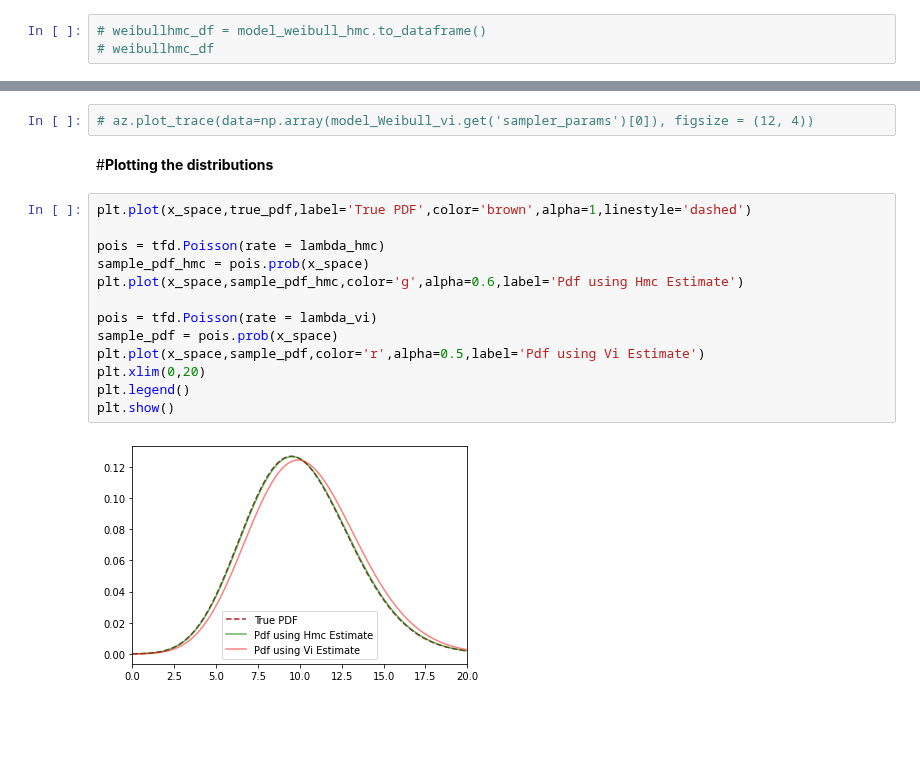
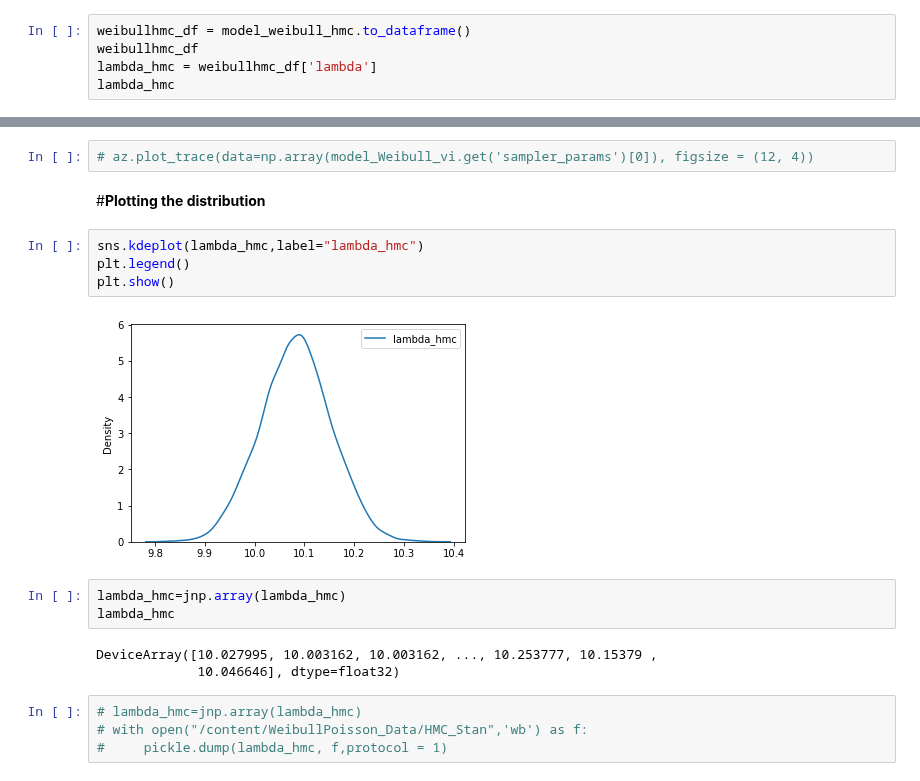
Before and after one commit to AnandShegde/pml_baselines, a Jupyter notebook: pystan/WeibullPoisson.ipynb, the cells around one changed output, grey strips where cells are left out. Saved outputs shown, nothing was run; the diff lists cells and outputs as text; blank space fills up the shorter version.

```diff
--- a/pystan/WeibullPoisson.ipynb
+++ b/pystan/WeibullPoisson.ipynb
@@ -103,5 +103,7 @@ lambda_hmc
 # %%
 # az.plot_trace(model_weibull_hmc, figsize = (12, 4))
 # %%
-# weibullhmc_df = model_weibull_hmc.to_dataframe()
-# weibullhmc_df
+weibullhmc_df = model_weibull_hmc.to_dataframe()
+weibullhmc_df
+lambda_hmc = weibullhmc_df['lambda']
+lambda_hmc
@@ -122,19 +137,20 @@ lambda_vi
 # %%
 # az.plot_trace(data=np.array(model_Weibull_vi.get('sampler_params')[0]), figsize = (12, 4))
 # %% [markdown]
-#**Plotting the distributions**
+#**Plotting the distribution**
-# %%
-plt.plot(x_space,true_pdf,label='True PDF',color='brown',alpha=1,linestyle='dashed')
-
-pois = tfd.Poisson(rate = lambda_hmc)
-sample_pdf_hmc = pois.prob(x_space)
-plt.plot(x_space,sample_pdf_hmc,color='g',alpha=0.6,label='Pdf using Hmc Estimate')
-
-pois = tfd.Poisson(rate = lambda_vi)
-sample_pdf = pois.prob(x_space)
-plt.plot(x_space,sample_pdf,color='r',alpha=0.5,label='Pdf using Vi Estimate')
-plt.xlim(0,20)
-plt.legend()
-plt.show()
-# %% [output]
-[figure, removed]
+# %%
+sns.kdeplot(lambda_hmc,label="lambda_hmc")
+plt.legend()
+plt.show()
+# %% [output]
+[figure, added]
+# %%
+lambda_hmc=jnp.array(lambda_hmc)
+lambda_hmc
+# %% [output]
+DeviceArray([10.027995, 10.003162, 10.003162, ..., 10.253777, 10.15379 ,
+             10.046646], dtype=float32)
+# %%
+# lambda_hmc=jnp.array(lambda_hmc)
+# with open("/content/WeibullPoisson_Data/HMC_Stan",'wb') as f:
+#     pickle.dump(lambda_hmc, f,protocol = 1)
```
Also changed, not shown: parts of 10 cells of this notebook.
